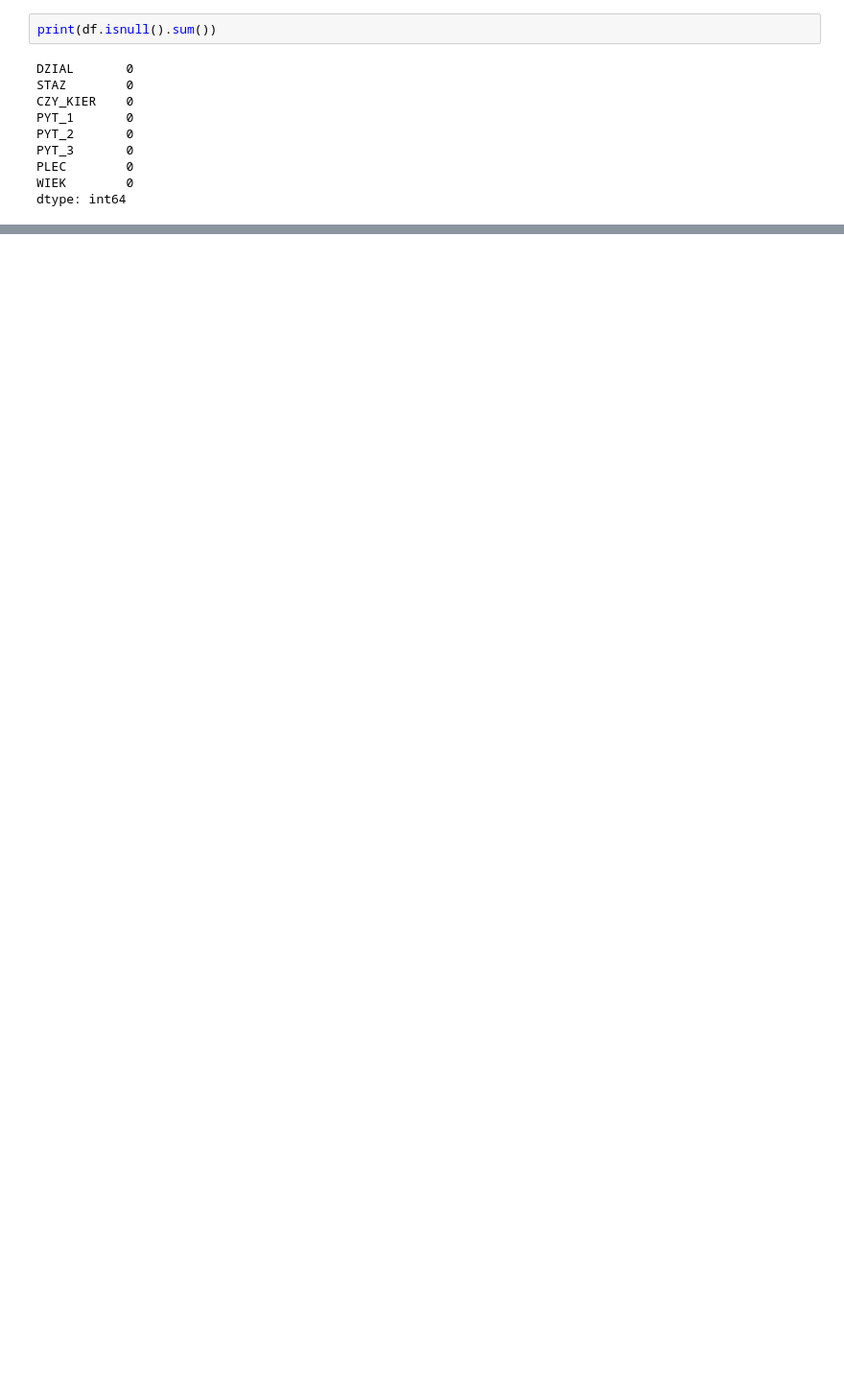
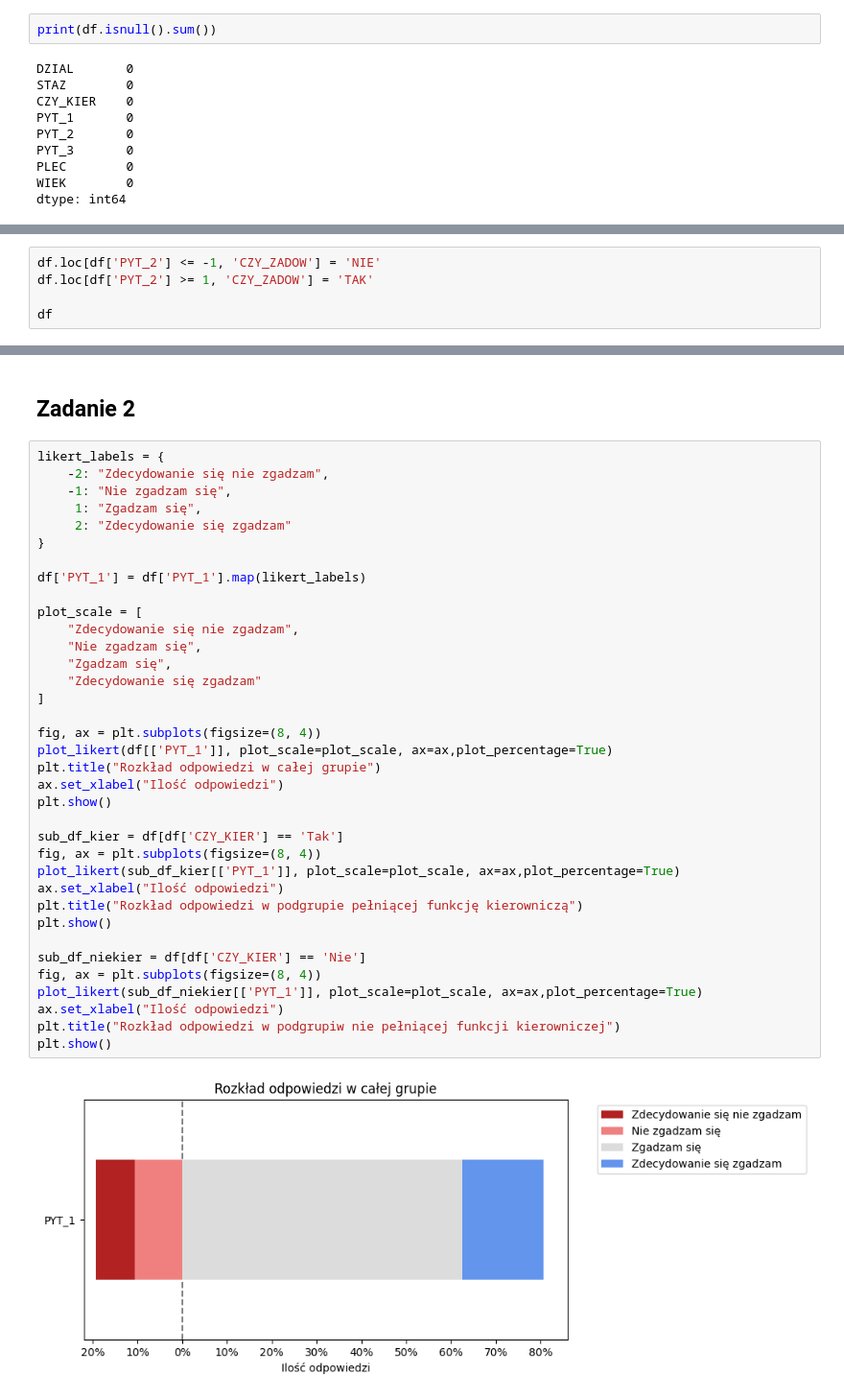
Before and after one commit to karbak12/Analiza-danych-ankietowych-Sprawozdanie-1, a Jupyter notebook: ada1.ipynb, the cells around one changed output, grey strips where cells are left out. Shown: that part at 96% size. Saved outputs shown, nothing was run; the diff lists cells and outputs as text; blank space fills up the shorter version.

```diff
--- a/ada1.ipynb
+++ b/ada1.ipynb
@@ -230,0 +258,5 @@ plt.show()
+# %%
+df.loc[df['PYT_2'] <= -1, 'CZY_ZADOW'] = 'NIE'
+df.loc[df['PYT_2'] >= 1, 'CZY_ZADOW'] = 'TAK'
+
+df
@@ -230,0 +327,40 @@ plt.show()
+# %% [markdown]
+## Zadanie 2
+# %%
+likert_labels = {
+    -2: "Zdecydowanie się nie zgadzam",
+    -1: "Nie zgadzam się",
+     1: "Zgadzam się",
+     2: "Zdecydowanie się zgadzam"
+}
+
+df['PYT_1'] = df['PYT_1'].map(likert_labels)
+
+plot_scale = [
+    "Zdecydowanie się nie zgadzam",
+    "Nie zgadzam się",
+    "Zgadzam się",
+    "Zdecydowanie się zgadzam"
+]
+
+fig, ax = plt.subplots(figsize=(8, 4))
+plot_likert(df[['PYT_1']], plot_scale=plot_scale, ax=ax,plot_percentage=True)
+plt.title("Rozkład odpowiedzi w całej grupie")
+ax.set_xlabel("Ilość odpowiedzi")
+plt.show()
+
+sub_df_kier = df[df['CZY_KIER'] == 'Tak']
+fig, ax = plt.subplots(figsize=(8, 4))
+plot_likert(sub_df_kier[['PYT_1']], plot_scale=plot_scale, ax=ax,plot_percentage=True)
+ax.set_xlabel("Ilość odpowiedzi")
+plt.title("Rozkład odpowiedzi w podgrupie pełniącej funkcję kierowniczą")
+plt.show()
+
+sub_df_niekier = df[df['CZY_KIER'] == 'Nie']
+fig, ax = plt.subplots(figsize=(8, 4))
+plot_likert(sub_df_niekier[['PYT_1']], plot_scale=plot_scale, ax=ax,plot_percentage=True)
+ax.set_xlabel("Ilość odpowiedzi")
+plt.title("Rozkład odpowiedzi w podgrupiw nie pełniącej funkcji kierowniczej")
+plt.show()
+# %% [output]
+[figure, added]
```
Also changed, not shown: parts of 58 cells of this notebook.
